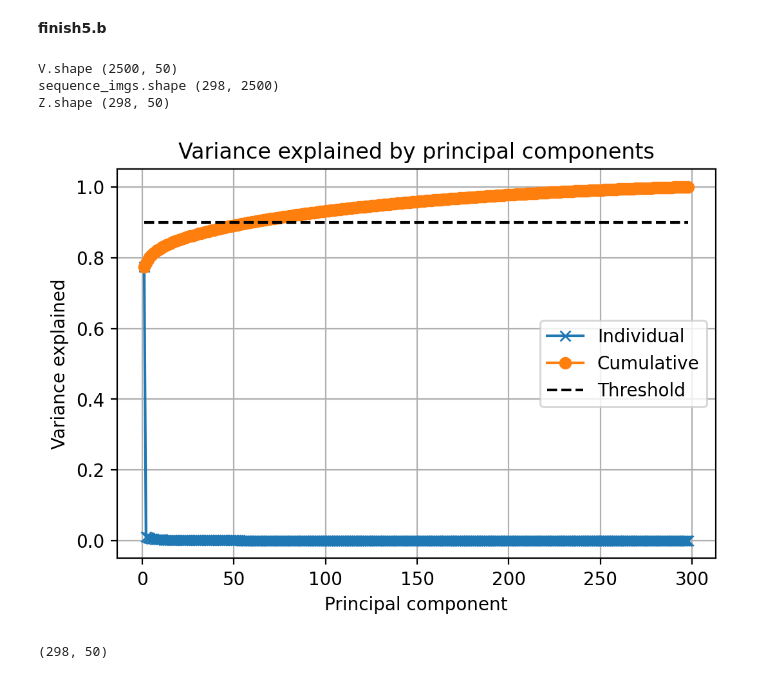
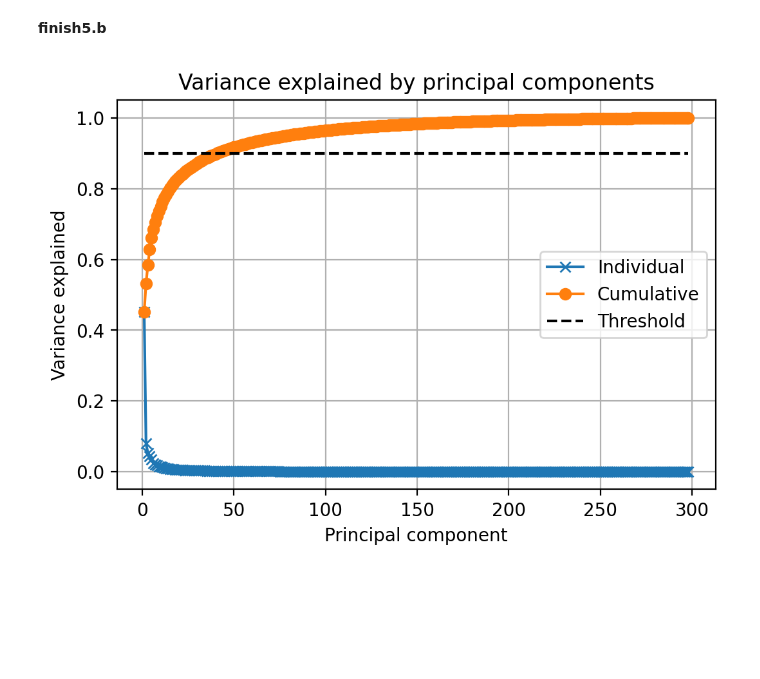
Before and after one commit to Francis-Buger/02458_project, a Jupyter notebook: cognitive_modeling.ipynb, the cells around one changed output. Saved outputs shown, nothing was run; the diff lists cells and outputs as text; code cells hidden in the pictures; blank space fills up the shorter version.

```diff
--- a/cognitive_modeling.ipynb
+++ b/cognitive_modeling.ipynb
@@ -198,27 +199,28 @@ import os
 import pdb
 
 image_path = r'/Users/francis/Desktop/DTU/classes/02458/ARArchive/'
-
-all_image_values = np.zeros((50,50),dtype=np.uint16)
+ori_image_size = 50
+all_image_values = np.zeros((ori_image_size,ori_image_size),dtype=np.uint16)
 # all_image_values = cv2.cvtColor(all_image_values, cv2.COLOR_GRAY2BGR)
 
 ori_imgs = []
-for f_name in os.listdir(image_path):
-
+file_list = os.listdir(image_path)
+for f_name in file_list:
     if f_name == ".DS_Store":
         continue
-
     tmp_path = os.path.join(image_path,f_name)
     img = cv2.imread(tmp_path,-1)
     ori_imgs.append(img)
-    for i in range(3):
-        all_image_values[:,:] = all_image_values[:,:] + img[:,:]
+    # for i in range(3):
+    all_image_values[:,:] = all_image_values[:,:] + img[:,:]
 
 ori_imgs = np.array(ori_imgs)
+
 mean_value = all_image_values / (len(os.listdir(image_path))-1)
 
-for i in range(len(ori_imgs)):
-    ori_imgs[i] = ori_imgs[i] - mean_value
+# print("mean_value",mean_value)
+# for i in range(len(ori_imgs)):
+ori_imgs = ori_imgs - mean_value
 
 print(ori_imgs.shape)
 # %% [output]
@@ -238,57 +240,40 @@ from sklearn import datasets, linear_model
 sequence_imgs = []
 for i in range(len(ori_imgs)):
     sequence_imgs.append(ori_imgs[i].reshape(1,50*50))
 
 sequence_imgs = np.array(sequence_imgs)
 d_1,d_2,d_3 = sequence_imgs.shape
 sequence_imgs = np.reshape(sequence_imgs,(d_1,d_3))
 
 # print(ssequence_imgs.shape)
 
 U,S,V = linalg.svd(sequence_imgs,full_matrices=False)
 V = V.T
 # Compute variance explained by principal components
 rho = (S*S) / (S*S).sum()
 
 # Project data onto principal component space
-Z = sequence_imgs @ V[:,:50]
-print("V.shape",V[:,:50] .shape)
-print("sequence_imgs.shape",sequence_imgs.shape)
-print("Z.shape",Z.shape)
+Z = sequence_imgs @ V
 
-threshold = 0.9
+# print("U.shape",U.shape)
+# print("S.shape",S.shape)
+# print("V.shape",V.shape)
+
+
+# print("sequence_imgs.shape",sequence_imgs.shape)
+# print("Z.shape",Z.shape)
 
 # Plot variance explained
+threshold = 0.9
 plt.figure()
 plt.plot(range(1,len(rho)+1),rho,'x-')                  # 绘制各在成分上投影的方差
 plt.plot(range(1,len(rho)+1),np.cumsum(rho),'o-')       # 绘制各成分累加的可解释变异或课解释方差
 plt.plot([1,len(rho)],[threshold, threshold],'k--')     # 绘制压缩要求阈值
 plt.title('Variance explained by principal components')
 plt.xlabel('Principal component')
 plt.ylabel('Variance explained')
 plt.legend(['Individual','Cumulative','Threshold'])
 plt.grid()
 plt.show()
-
-print(Z.shape)
-
-LR = linear_model.LinearRegression()
-LR.fit(Z, )
-
-# # Plot PCA of the data
-# f = plt.figure()
-# plt.title('pixel vectors of handwr. digits projected on PCs')
-# n = [0,1,2,3]
-# for c in n:
-#     # select indices belonging to class c:
-#     class_mask = (y == c)
-#     plt.plot(Z[class_mask,0], Z[class_mask,1], 'o')
-# plt.legend("classNames")
-# plt.xlabel('PC1')
-# plt.ylabel('PC2')
 # %% [output]
-V.shape (2500, 50)
-sequence_imgs.shape (298, 2500)
-Z.shape (298, 50)
-[figure, old version]
+[figure, new version]
-(298, 50)
```
Also changed, not shown: parts of 8 cells of this notebook.
